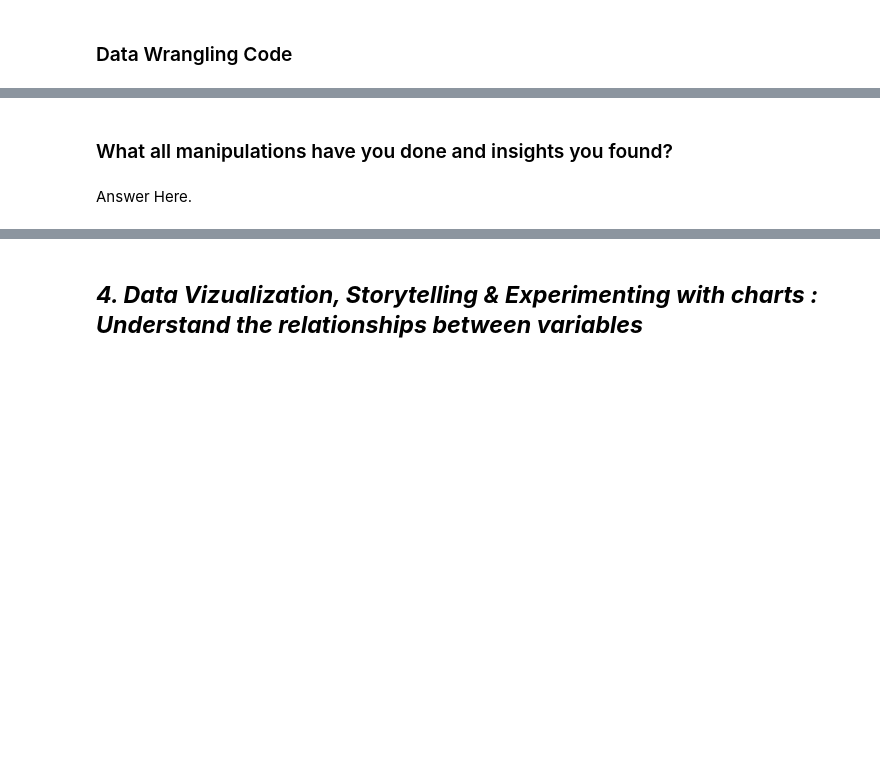
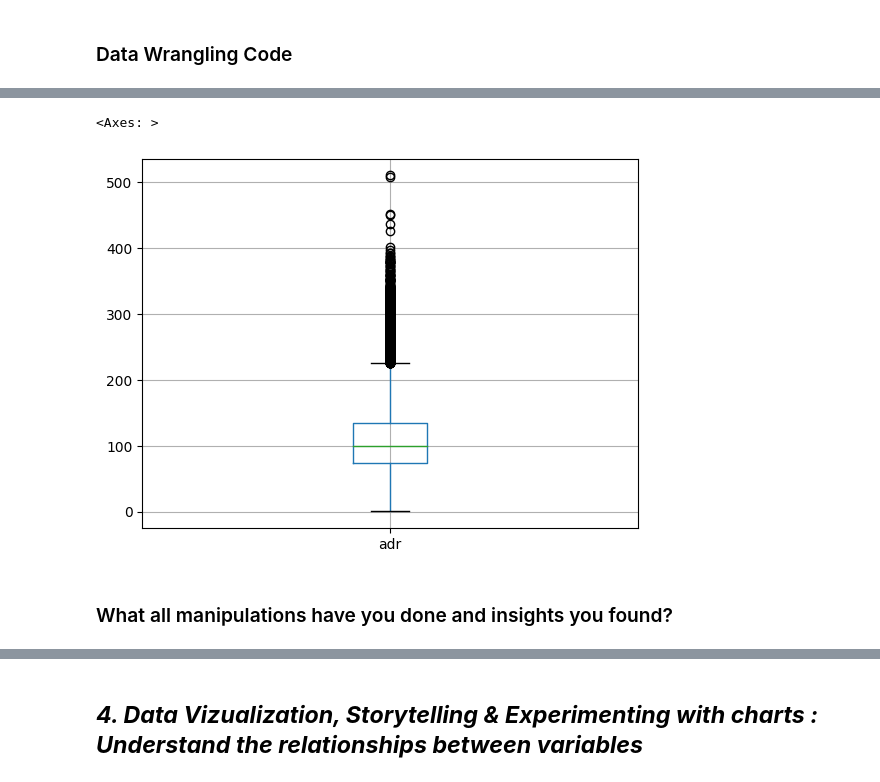
Before and after one commit to priyarane879/Hotel-Booking-Analysis, a Jupyter notebook: Priya_Naik_Hotel_Booking_Analysis_EDA_project.ipynb, the cells around one changed output, grey strips where cells are left out. Drawn from its saved outputs; the diff is of its cells as text; code cells hidden in the pictures; blank space fills up the shorter version.

```diff
--- a/Priya_Naik_Hotel_Booking_Analysis_EDA_project.ipynb
+++ b/Priya_Naik_Hotel_Booking_Analysis_EDA_project.ipynb
@@ -303,4 +517,11 @@ No. of unique values in  reservation_status_date is 926 .
+# %%
+#removing further outliers based on the 99.99th percentile value
+dataset_hotel=dataset_hotel[(dataset_hotel.adr>0 )&(dataset_hotel.adr<=1000)]
+# %%
+#plotting boxplot for adr after removal of outlier
+dataset_hotel.boxplot(column="adr")
+# %% [output]
+<Axes: >
+[figure, added]
 # %% [markdown]
 ### What all manipulations have you done and insights you found?
-# %% [markdown]
-Answer Here.
```
Also changed, not shown: parts of 44 cells of this notebook.
